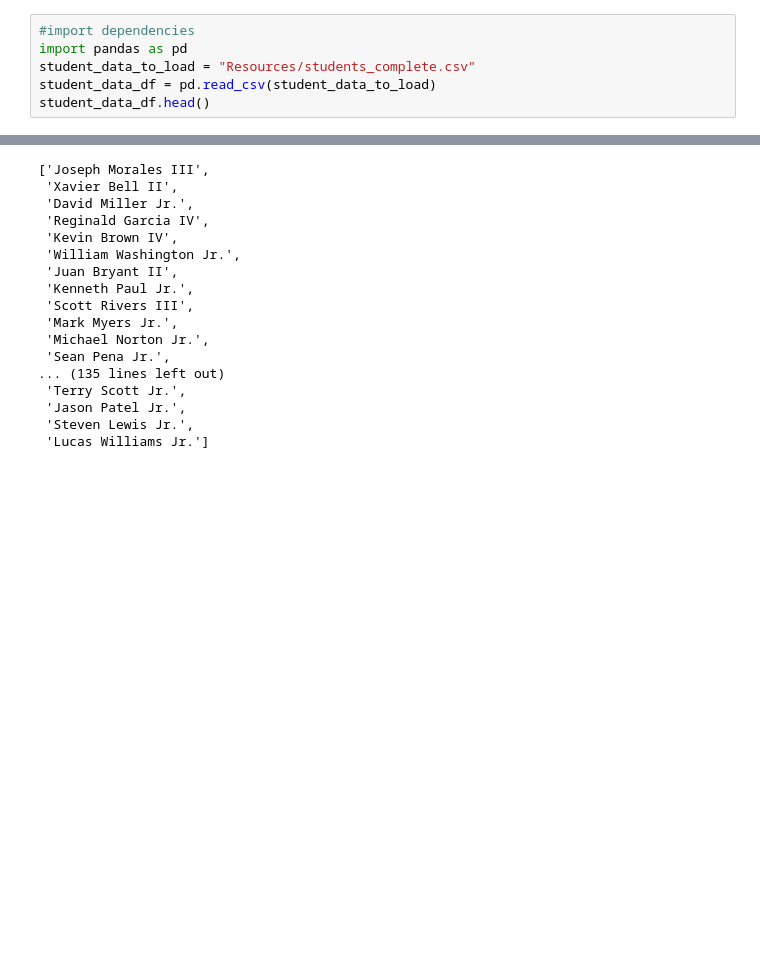
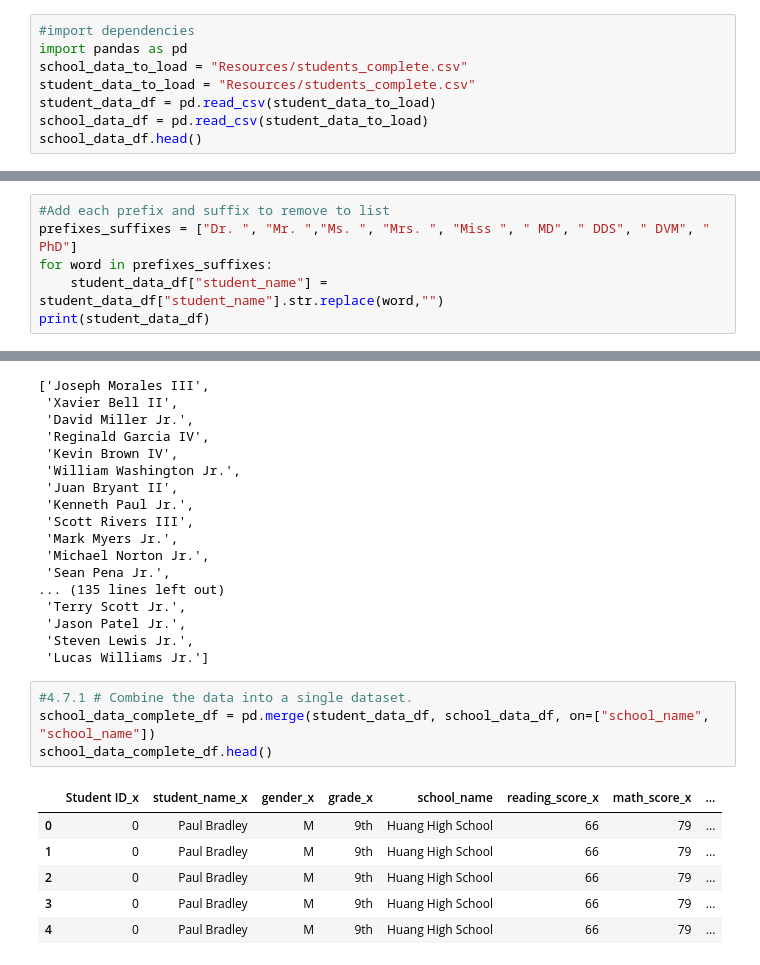
Before and after one commit to moseb1/School_District_Analysis, a Jupyter notebook: cleaning_student_names.ipynb, the cells around one changed output, grey strips where cells are left out. Cells and saved outputs as stored; diff of their text form; blank space fills up the shorter version.

```diff
--- a/cleaning_student_names.ipynb
+++ b/cleaning_student_names.ipynb
@@ -1,9 +1,11 @@
 # %%
 #import dependencies
 import pandas as pd
+school_data_to_load = "Resources/students_complete.csv"
 student_data_to_load = "Resources/students_complete.csv"
 student_data_df = pd.read_csv(student_data_to_load)
-student_data_df.head()
+school_data_df = pd.read_csv(student_data_to_load)
+school_data_df.head()
 # %% [output]
 |  | Student ID | student_name | gender | grade | school_name | reading_score | math_score |
 | 0 | 0 | Paul Bradley | M | 9th | Huang High School | 66 | 79 |
@@ -178,3 +208,9 @@ NameError: name 'student_data_df' is not defined
+# %%
+#Add each prefix and suffix to remove to list
+prefixes_suffixes = ["Dr. ", "Mr. ","Ms. ", "Mrs. ", "Miss ", " MD", " DDS", " DVM", " PhD"]
+for word in prefixes_suffixes:
+    student_data_df["student_name"] = student_data_df["student_name"].str.replace(word,"")
+print(student_data_df)
 # %%
 # Create a new list and use it for the for loop to iterate through the list.
 student_fixed =[]
@@ -206,3 +242,14 @@ student_fixed
  'Jason Patel Jr.',
  'Steven Lewis Jr.',
  'Lucas Williams Jr.']
+# %%
+#4.7.1 # Combine the data into a single dataset.
+school_data_complete_df = pd.merge(student_data_df, school_data_df, on=["school_name", "school_name"])
+school_data_complete_df.head()
+# %% [output]
+|  | Student ID_x | student_name_x | gender_x | grade_x | school_name | reading_score_x | math_score_x | ... |
+| 0 | 0 | Paul Bradley | M | 9th | Huang High School | 66 | 79 | ... |
+| 1 | 0 | Paul Bradley | M | 9th | Huang High School | 66 | 79 | ... |
+| 2 | 0 | Paul Bradley | M | 9th | Huang High School | 66 | 79 | ... |
+| 3 | 0 | Paul Bradley | M | 9th | Huang High School | 66 | 79 | ... |
+| 4 | 0 | Paul Bradley | M | 9th | Huang High School | 66 | 79 | ... |
```
Also changed, not shown: parts of 2 cells of this notebook, 3 other files.
